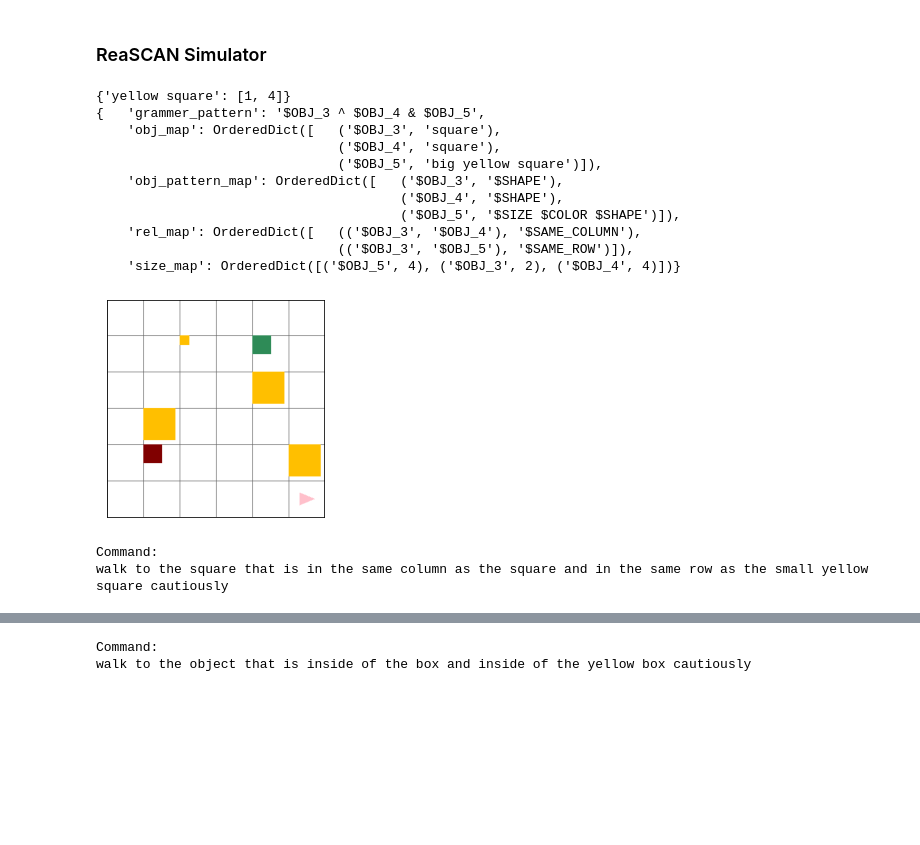
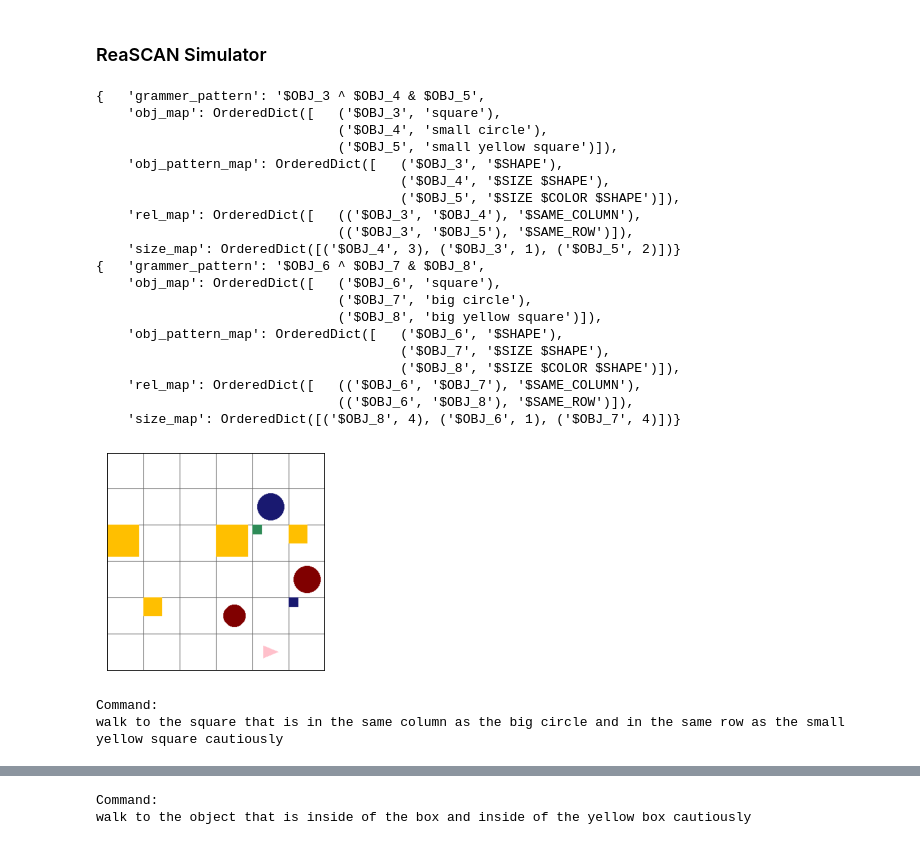
Before and after one commit to frankaging/Reason-SCAN, a Jupyter notebook: code/dataset/demo.ipynb, the cells around one changed output, grey strips where cells are left out. Cells and saved outputs as stored; diff of their text form; code cells hidden in the pictures; blank space fills up the shorter version.

```diff
--- a/code/dataset/demo.ipynb
+++ b/code/dataset/demo.ipynb
@@ -1173,42 +1209,51 @@ simulator = Simulator(
     n_distractor_max=0
 )
 # %%
-obj_pattern_map = {'$OBJ_0': '$SHAPE', '$OBJ_1': '$SHAPE', '$OBJ_2': '$SIZE $COLOR $SHAPE'}
+obj_pattern_map = {'$OBJ_0': '$SHAPE', '$OBJ_1': '$SIZE $SHAPE', '$OBJ_2': '$SIZE $COLOR $SHAPE'}
 rel_map = {('$OBJ_0', '$OBJ_1'): '$SAME_COLUMN', ('$OBJ_0', '$OBJ_2'): '$SAME_ROW'}
-obj_map = {'$OBJ_0': 'square', '$OBJ_1': 'square', '$OBJ_2': 'small yellow square'}
+obj_map = {'$OBJ_0': 'square', '$OBJ_1': 'big circle', '$OBJ_2': 'small yellow square'}
 grammer_pattern = '$OBJ_0 ^ $OBJ_1 & $OBJ_2'
 
 sampled_world = simulator.sample_situations_from_grounded_grammer(
     grammer_pattern,
     obj_pattern_map,
     rel_map,
     obj_map,
     is_plot=True,
     include_random_distractor=False,
     include_size_distractor=True,
     include_relation_distractor=False,
     include_isomorphism_distractor=False,
     debug=True
 )
 
 print("Command:")
 command_str = grammer.repre_str_command(grammer_pattern, rel_map, obj_map)
 print(f"walk to {command_str} cautiously")
 # %% [output]
-{'yellow square': [1, 4]}
 {   'grammer_pattern': '$OBJ_3 ^ $OBJ_4 & $OBJ_5',
     'obj_map': OrderedDict([   ('$OBJ_3', 'square'),
-                               ('$OBJ_4', 'square'),
-                               ('$OBJ_5', 'big yellow square')]),
+                               ('$OBJ_4', 'small circle'),
+                               ('$OBJ_5', 'small yellow square')]),
     'obj_pattern_map': OrderedDict([   ('$OBJ_3', '$SHAPE'),
-                                       ('$OBJ_4', '$SHAPE'),
+                                       ('$OBJ_4', '$SIZE $SHAPE'),
                                        ('$OBJ_5', '$SIZE $COLOR $SHAPE')]),
     'rel_map': OrderedDict([   (('$OBJ_3', '$OBJ_4'), '$SAME_COLUMN'),
                                (('$OBJ_3', '$OBJ_5'), '$SAME_ROW')]),
-    'size_map': OrderedDict([('$OBJ_5', 4), ('$OBJ_3', 2), ('$OBJ_4', 4)])}
+    'size_map': OrderedDict([('$OBJ_4', 3), ('$OBJ_3', 1), ('$OBJ_5', 2)])}
+{   'grammer_pattern': '$OBJ_6 ^ $OBJ_7 & $OBJ_8',
+    'obj_map': OrderedDict([   ('$OBJ_6', 'square'),
+                               ('$OBJ_7', 'big circle'),
+                               ('$OBJ_8', 'big yellow square')]),
+    'obj_pattern_map': OrderedDict([   ('$OBJ_6', '$SHAPE'),
+                                       ('$OBJ_7', '$SIZE $SHAPE'),
+                                       ('$OBJ_8', '$SIZE $COLOR $SHAPE')]),
+    'rel_map': OrderedDict([   (('$OBJ_6', '$OBJ_7'), '$SAME_COLUMN'),
+                               (('$OBJ_6', '$OBJ_8'), '$SAME_ROW')]),
+    'size_map': OrderedDict([('$OBJ_8', 4), ('$OBJ_6', 1), ('$OBJ_7', 4)])}
-[figure, old version]
+[figure, new version]
 Command:
-walk to the square that is in the same column as the square and in the same row as the small yellow square cautiously
+walk to the square that is in the same column as the big circle and in the same row as the small yellow square cautiously
 # %%
 sampled_world
 # %% [output]
```
Also changed, not shown: parts of 6 cells of this notebook, 2 other files.
